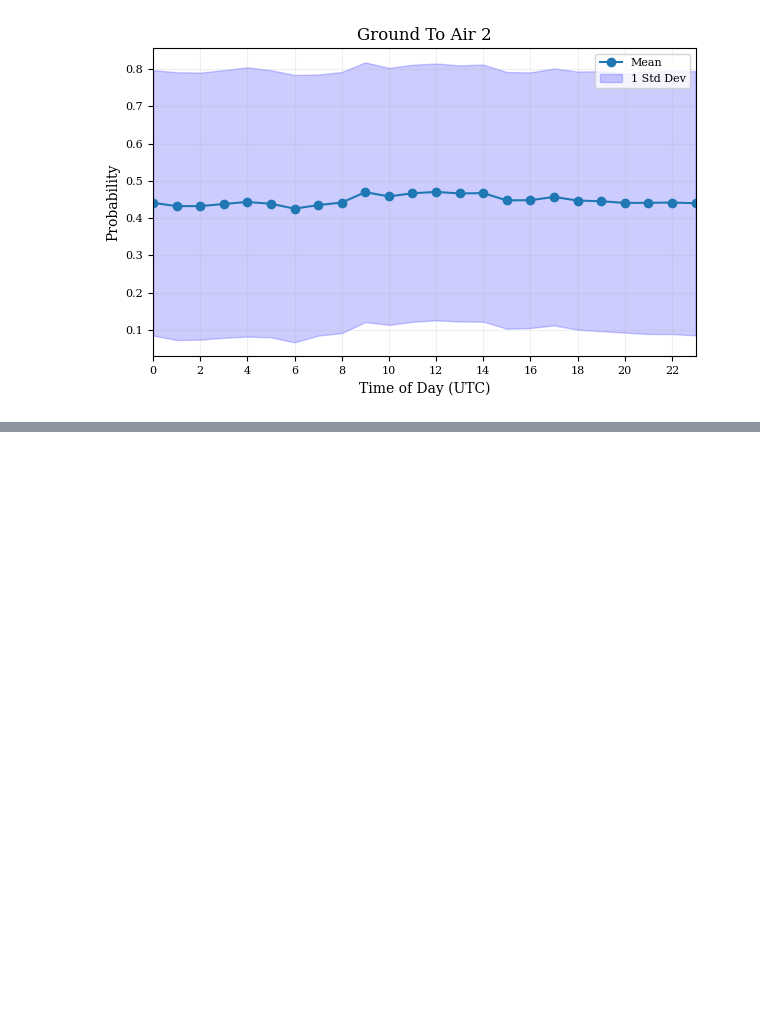
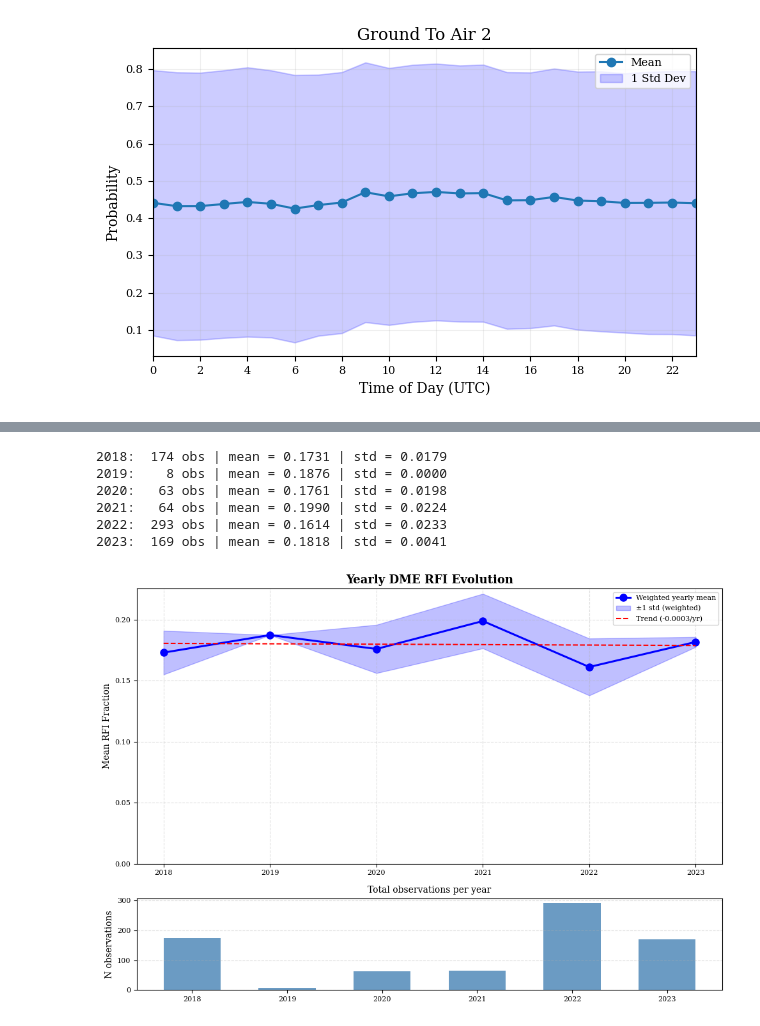
Before and after one commit to MamyNir/dme_rfi_analysis, a Jupyter notebook: code/notebook/time_freq_analysis.ipynb, the cells around one changed output, grey strips where cells are left out. Cells and saved outputs as stored; diff of their text form; code cells hidden in the pictures; blank space fills up the shorter version.

```diff
--- a/code/notebook/time_freq_analysis.ipynb
+++ b/code/notebook/time_freq_analysis.ipynb
@@ -280,0 +448,10 @@ ax.legend()
+# %%
+plot_yearly_analysis(data)
+# %% [output]
+2018:  174 obs | mean = 0.1731 | std = 0.0179
+2019:    8 obs | mean = 0.1876 | std = 0.0000
+2020:   63 obs | mean = 0.1761 | std = 0.0198
+2021:   64 obs | mean = 0.1990 | std = 0.0224
+2022:  293 obs | mean = 0.1614 | std = 0.0233
+2023:  169 obs | mean = 0.1818 | std = 0.0041
+[figure, added]
```
Also changed, not shown: parts of 30 cells of this notebook, 1 other file.
